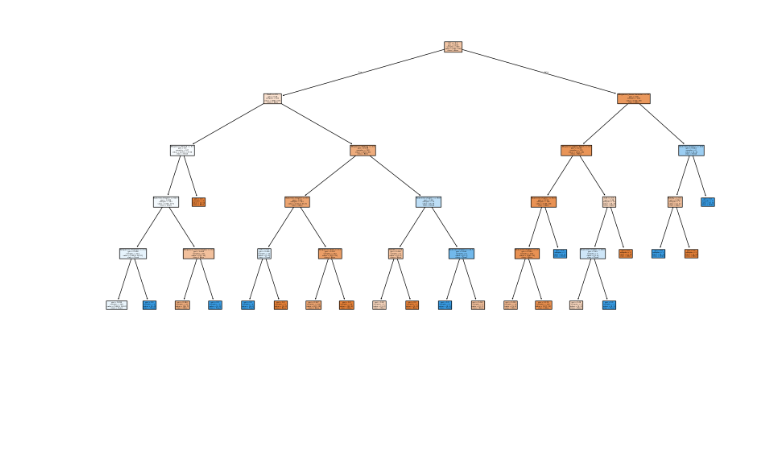
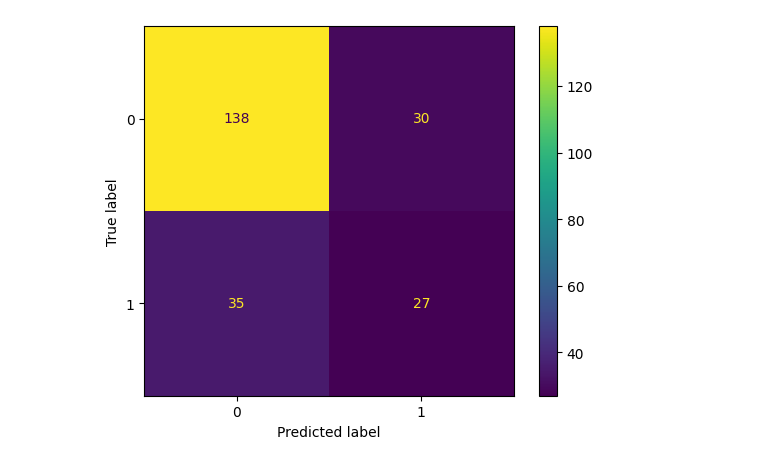
Before and after one commit to Linszuchi047/Data-mining, a Jupyter notebook: HW1_Decision_Tree/HW1_313706004_林思圻_code.ipynb, the cells around one changed output. Cells and saved outputs as stored; diff of their text form; code cells hidden in the pictures; blank space fills up the shorter version.

```diff
--- a/HW1_Decision_Tree/HW1_313706004_林思圻_code.ipynb
+++ b/HW1_Decision_Tree/HW1_313706004_林思圻_code.ipynb
@@ -1,49 +66,84 @@
 # %%
 import pandas as pd
-from sklearn.model_selection import train_test_split
+from sklearn.model_selection import train_test_split, GridSearchCV, cross_val_score
 from sklearn.tree import DecisionTreeClassifier, export_text, plot_tree
 from sklearn.metrics import confusion_matrix, precision_score, recall_score, accuracy_score
+from sklearn.metrics import ConfusionMatrixDisplay
 import matplotlib.pyplot as plt
+from sklearn.tree import export_graphviz
+import graphviz
 
-# 1. 讀取資料
-data = pd.read_csv('character-deaths.csv')
+# Load training data
+train_data = pd.read_csv('character-deaths.csv')
 
-# 2. 資料前處理
+# Fill missing values in the training data
+train_data.fillna({'Death Year': 0, 'Book of Death': 0, 'Death Chapter': 0}, inplace=True)
 
-# 2.1 將空值替換為0
-data.fillna({'Death Year': 0, 'Book of Death': 0, 'Death Chapter': 0}, inplace=True)
+# Create the 'Death', column (target variable)
+train_data['Death'] = train_data['Book of Death'].apply(lambda x: 1 if x > 0 else 0)
 
-# 2.2 取其中一個欄位作為預測目標，這裡以 'Book of Death' 為例，轉換成 0 或 1
-data['Death'] = data['Book of Death'].apply(lambda x: 1 if x > 0 else 0)
+# One-hot encode the 'Allegiances' column
+train_data = pd.get_dummies(train_data, columns=['Allegiances'])
+train_data = pd.concat([train_data, Allegiances_dummy], axis=1)
 
-# 2.3 將 Allegiances 轉成 dummy 特徵
-data = pd.get_dummies(data, columns=['Allegiances'])
 
-# 2.4 拆成訓練集與測試集
-X = data.drop(['Death', 'Name', 'Death Year', 'Book of Death', 'Death Chapter'], axis=1)  # Features
-y = data['Death']  # Label
 
-X_train, X_test, y_train, y_test = train_test_split(X, y, test_size=0.25, random_state=42)
 
-# 3. 使用 DecisionTreeClassifier 進行預測
-clf = DecisionTreeClassifier(max_depth=5, random_state=42)
-clf.fit(X_train, y_train)
+# Prepare the features (X) and label (y)
+X = train_data.drop(['Death', 'Name', 'Death Year', 'Book of Death', 'Death Chapter'], axis=1)
+y = train_data['Death']
 
-# 4. 預測並計算 Confusion Matrix、Precision、Recall、Accuracy
-y_pred = clf.predict(X_test)
+# Split the data into training and validation sets
+X_train, X_val, y_train, y_val = train_test_split(X, y, test_size=0.25, random_state=42)
 
-conf_matrix = confusion_matrix(y_test, y_pred)
-precision = precision_score(y_test, y_pred)
-recall = recall_score(y_test, y_pred)
-accuracy = accuracy_score(y_test, y_pred)
+# Hyperparameter tuning using GridSearchCV
+param_grid = {
+    'max_depth': [8,9,10],
+    'min_samples_split': [2, 5, 10],
+    'min_samples_leaf': [1, 2, 4],
+    'criterion': ['gini', 'entropy']
+}
+grid_search = GridSearchCV(DecisionTreeClassifier(random_state=42), param_grid, cv=5)
+grid_search.fit(X_train, y_train)
 
+# Best hyperparameters from the grid search
+print("Best parameters: ", grid_search.best_params_)
+
+# Train the model using the best parameters
+best_clf = grid_search.best_estimator_
+best_clf.fit(X_train, y_train)
+
+# Evaluate the model on the validation set
+y_val_pred = best_clf.predict(X_val)
+val_accuracy = accuracy_score(y_val, y_val_pred)
+val_precision = precision_score(y_val, y_val_pred)
+val_recall = recall_score(y_val, y_val_pred)
+conf_matrix = confusion_matrix(y_val, y_val_pred)
+
+print(f"Validation Accuracy: {val_accuracy:.2f}")
+print(f"Validation Precision: {val_precision:.2f}")
+print(f"Validation Recall: {val_recall:.2f}")
 print(f"Confusion Matrix:\n{conf_matrix}")
-print(f"Precision: {precision:.2f}")
-print(f"Recall: {recall:.2f}")
-print(f"Accuracy: {accuracy:.2f}")
 
-# 5. 產出決策樹的圖
-plt.figure(figsize=(20,10))
-plot_tree(clf, filled=True, feature_names=X.columns, class_names=['Alive', 'Dead'])
-plt.show()
+# Cross-validation score
+cv_scores = cross_val_score(best_clf, X, y, cv=5)
+print(f"Cross-validation accuracy: {cv_scores.mean():.2f}")
+
+
+ConfusionMatrixDisplay.from_estimator(best_clf,X_val,y_val)
+
+
+
+
+
+dot_data = export_graphviz(best_clf, out_file=None,
+                           feature_names=X.columns,
+                           class_names=['Alive', 'Dead'],
+                           filled=True, rounded=True,
+                           special_characters=True)
+
+# Use graphviz to render the tree
+graph = graphviz.Source(dot_data)
+graph.render("decision_tree")  # This will create a file "decision_tree.pdf"
+graph.view()
 # %% [output]
@@ -56 +159 @@ Accuracy: 0.71
-[figure, old version]
+[figure, new version]
```
Also changed, not shown: parts of 3 cells of this notebook, 4 other files.
